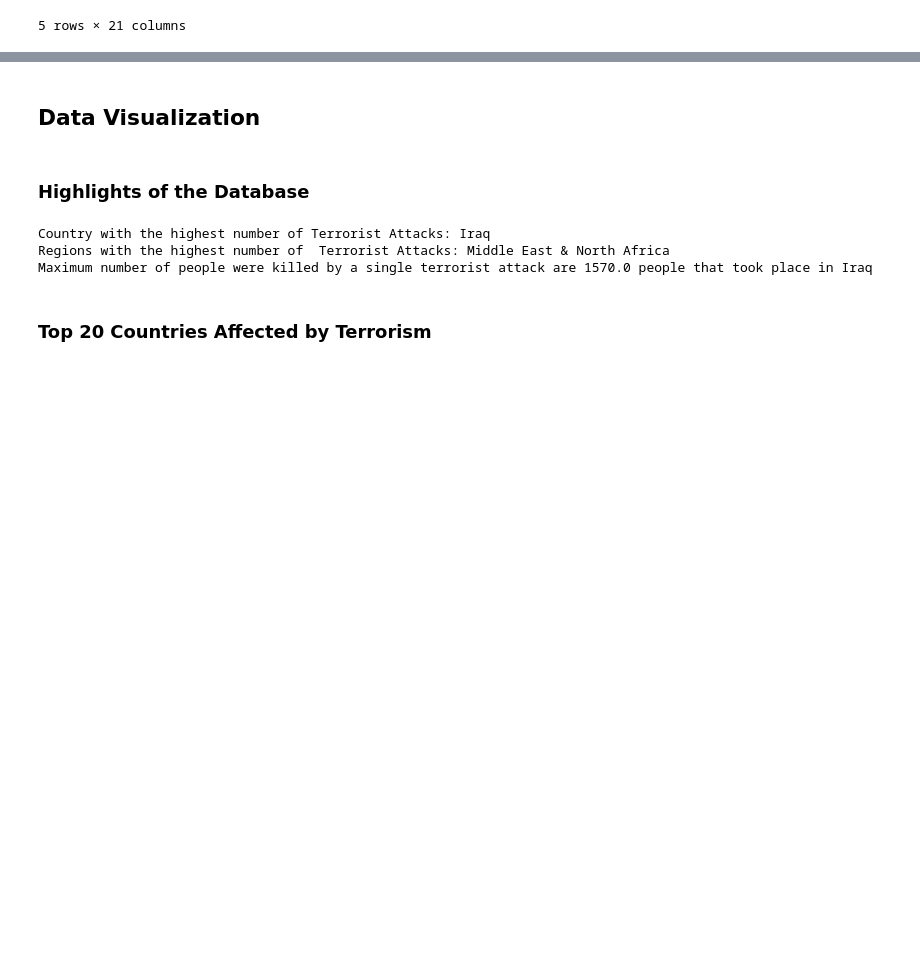
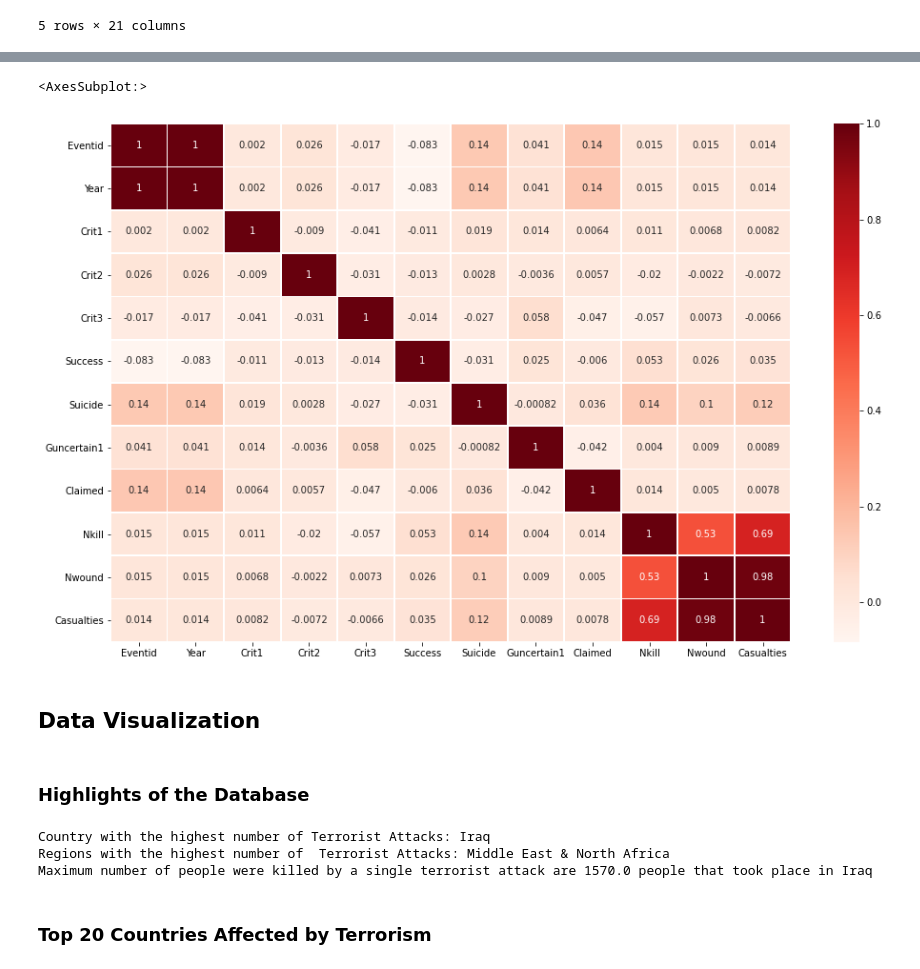
Before and after one commit to shubhang239/The-Sparks-Foundation, a Jupyter notebook: Task - 3 EDA Terrorism.ipynb, the cells around one changed output, grey strips where cells are left out. Saved outputs shown, nothing was run; the diff lists cells and outputs as text; code cells hidden in the pictures; blank space fills up the shorter version.

```diff
--- a/Task - 3 EDA Terrorism.ipynb
+++ b/Task - 3 EDA Terrorism.ipynb
@@ -235,3 +253,9 @@ See the caveats in the documentation: https://pandas.pydata.org/pandas-docs/stab
+# %%
+fig, ax = plt.subplots(figsize = (16,10))
+sns.heatmap(df3.corr(), annot = True, cmap = 'Reds', ax = ax, linewidth = 0.8)
+# %% [output]
+<AxesSubplot:>
+[figure, added]
 # %% [markdown]
 ## Data Visualization
 # %% [markdown]
```
Also changed, not shown: parts of 2 cells of this notebook.
